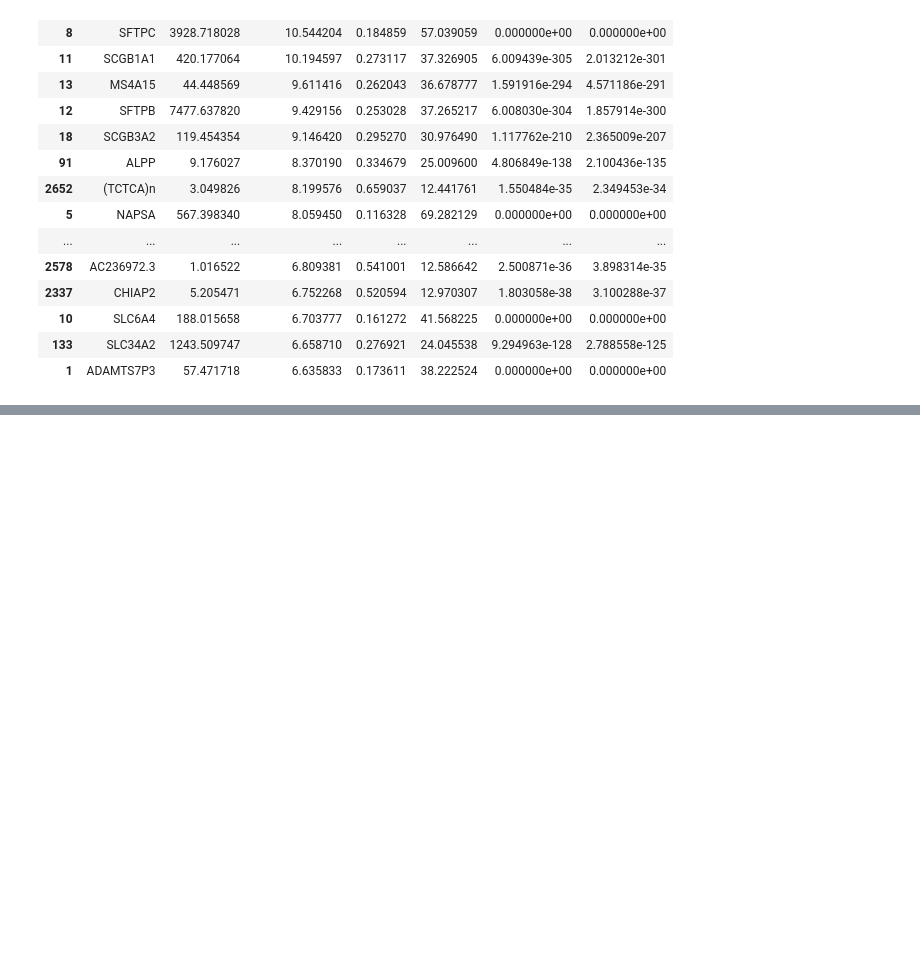
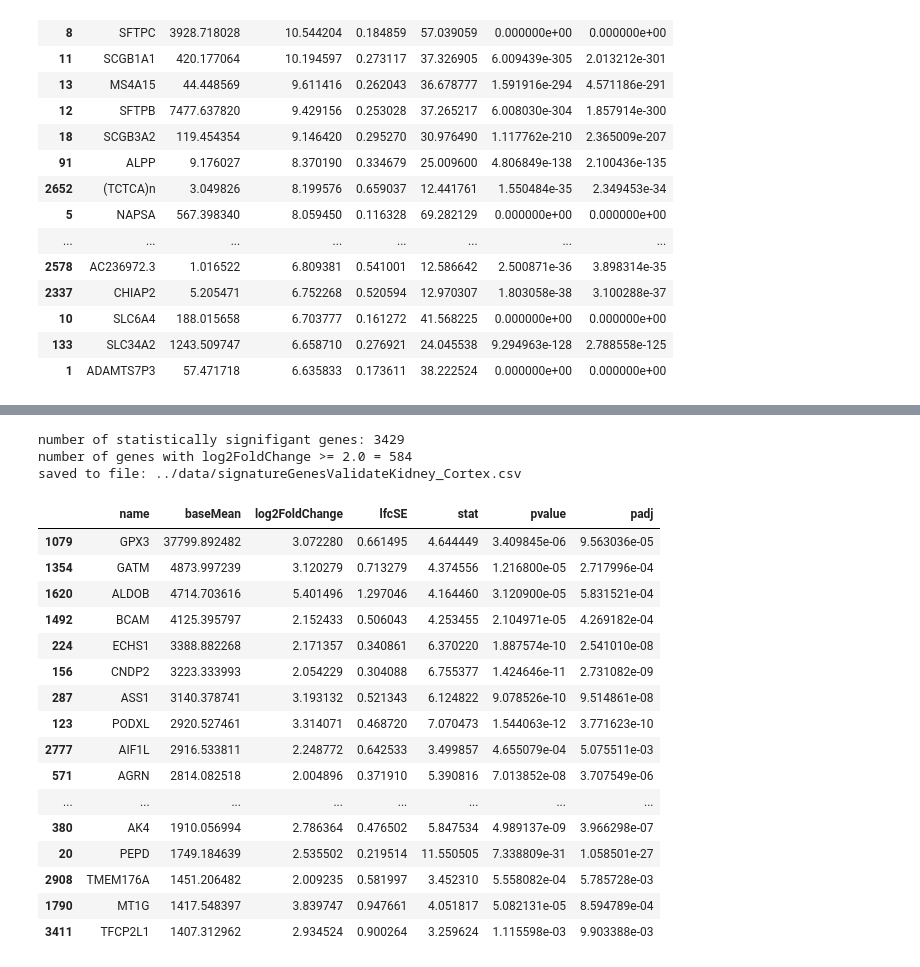
Before and after one commit to aedavids/extraCellularRNA, a Jupyter notebook: terra/deseq/doc/plots/jupyterNotebooks/GTExValidateExploration.ipynb, the cells around one changed output, grey strips where cells are left out. Drawn from its saved outputs; the diff is of its cells as text; code cells hidden in the pictures; blank space fills up the shorter version.

```diff
--- a/terra/deseq/doc/plots/jupyterNotebooks/GTExValidateExploration.ipynb
+++ b/terra/deseq/doc/plots/jupyterNotebooks/GTExValidateExploration.ipynb
@@ -165,0 +196,24 @@ number of statistically signifigant genes: 22964
+# %%
+kidneySignatureGenesDF = loadFindSaveSignatureGenes("Kidney_Cortex")
+kidneySignatureGenesDF
+# %% [output]
+number of statistically signifigant genes: 3429
+number of genes with log2FoldChange >= 2.0 = 584
+saved to file: ../data/signatureGenesValidateKidney_Cortex.csv
+|  | name | baseMean | log2FoldChange | lfcSE | stat | pvalue | padj |
+| 1079 | GPX3 | 37799.892482 | 3.072280 | 0.661495 | 4.644449 | 3.409845e-06 | 9.563036e-05 |
+| 1354 | GATM | 4873.997239 | 3.120279 | 0.713279 | 4.374556 | 1.216800e-05 | 2.717996e-04 |
+| 1620 | ALDOB | 4714.703616 | 5.401496 | 1.297046 | 4.164460 | 3.120900e-05 | 5.831521e-04 |
+| 1492 | BCAM | 4125.395797 | 2.152433 | 0.506043 | 4.253455 | 2.104971e-05 | 4.269182e-04 |
+| 224 | ECHS1 | 3388.882268 | 2.171357 | 0.340861 | 6.370220 | 1.887574e-10 | 2.541010e-08 |
+| 156 | CNDP2 | 3223.333993 | 2.054229 | 0.304088 | 6.755377 | 1.424646e-11 | 2.731082e-09 |
+| 287 | ASS1 | 3140.378741 | 3.193132 | 0.521343 | 6.124822 | 9.078526e-10 | 9.514861e-08 |
+| 123 | PODXL | 2920.527461 | 3.314071 | 0.468720 | 7.070473 | 1.544063e-12 | 3.771623e-10 |
+| 2777 | AIF1L | 2916.533811 | 2.248772 | 0.642533 | 3.499857 | 4.655079e-04 | 5.075511e-03 |
+| 571 | AGRN | 2814.082518 | 2.004896 | 0.371910 | 5.390816 | 7.013852e-08 | 3.707549e-06 |
+| ... | ... | ... | ... | ... | ... | ... | ... |
+| 380 | AK4 | 1910.056994 | 2.786364 | 0.476502 | 5.847534 | 4.989137e-09 | 3.966298e-07 |
+| 20 | PEPD | 1749.184639 | 2.535502 | 0.219514 | 11.550505 | 7.338809e-31 | 1.058501e-27 |
+| 2908 | TMEM176A | 1451.206482 | 2.009235 | 0.581997 | 3.452310 | 5.558082e-04 | 5.785728e-03 |
+| 1790 | MT1G | 1417.548397 | 3.839747 | 0.947661 | 4.051817 | 5.082131e-05 | 8.594789e-04 |
+| 3411 | TFCP2L1 | 1407.312962 | 2.934524 | 0.900264 | 3.259624 | 1.115598e-03 | 9.903388e-03 |
```
Also changed, not shown: parts of 8 cells of this notebook.
